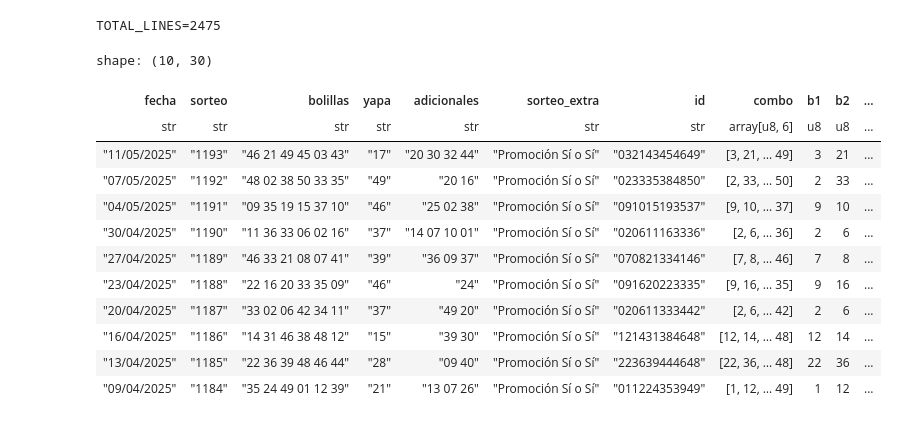
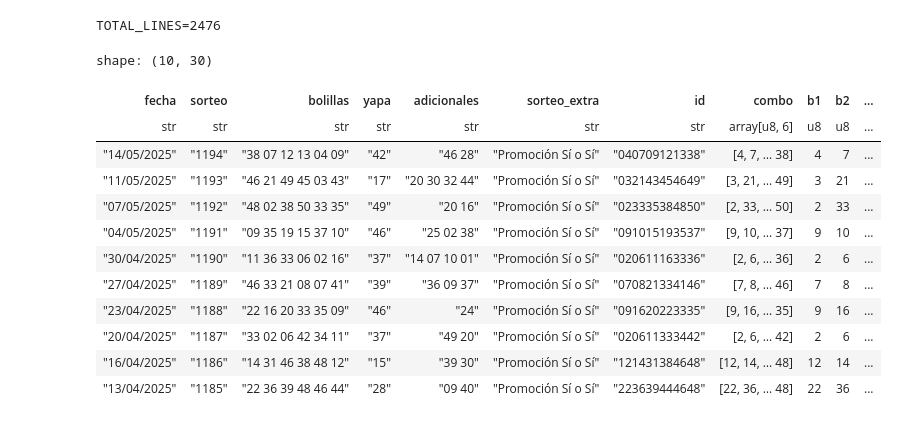
Before and after one commit to coins5/tinkapp.v4, a Jupyter notebook: explore_bolillas_v3_TNK.ipynb, the cells around one changed output. Drawn from its saved outputs; the diff is of its cells as text; code cells hidden in the pictures.

```diff
--- a/explore_bolillas_v3_TNK.ipynb
+++ b/explore_bolillas_v3_TNK.ipynb
@@ -86,34 +86,36 @@ with open('./gn_tnk_v3.json', 'w') as file:
 dfRows = pl.DataFrame(
   lst,
   schema=[
     'fecha', 'sorteo', 'bolillas', 'yapa', 'adicionales', 'sorteo_extra',
     'id', 'combo', 'b1', 'b2', 'b3', 'b4', 'b5', 'b6',
     'str_b1', 'str_b2', 'str_b3', 'str_b4', 'str_b5', 'str_b6',
     'post_str_b1', 'post_str_b2', 'post_str_b3', 'post_str_b4', 'post_str_b5', 'post_str_blast',
     'is_rare_combination', 'reason',
     "jumps_map", "unijump"
   ],
   schema_overrides={
     'combo': pl.Array(pl.UInt8, 6),
     'b1': pl.UInt8,
     'b2': pl.UInt8,
     'b3': pl.UInt8,
     'b4': pl.UInt8,
     'b5': pl.UInt8,
     'b6': pl.UInt8,
     'reason': pl.UInt8
   },
   orient='row'
 )
 
 TOTAL_LINES = len(dfRows)
 print(f'{TOTAL_LINES=}')
 display(dfRows.head(10))
+dfRows.write_parquet('dfrows_tnk.parquet')
 # %% [output]
-TOTAL_LINES=2475
+TOTAL_LINES=2476
 shape: (10, 30)
 | fecha | sorteo | bolillas | yapa | adicionales | sorteo_extra | id | combo | b1 | b2 | ... |
 | str | str | str | str | str | str | str | array[u8, 6] | u8 | u8 | ... |
+| "14/05/2025" | "1194" | "38 07 12 13 04 09" | "42" | "46 28" | "Promoción Sí o Sí" | "040709121338" | [4, 7, … 38] | 4 | 7 | ... |
 | "11/05/2025" | "1193" | "46 21 49 45 03 43" | "17" | "20 30 32 44" | "Promoción Sí o Sí" | "032143454649" | [3, 21, … 49] | 3 | 21 | ... |
 | "07/05/2025" | "1192" | "48 02 38 50 33 35" | "49" | "20 16" | "Promoción Sí o Sí" | "023335384850" | [2, 33, … 50] | 2 | 33 | ... |
 | "04/05/2025" | "1191" | "09 35 19 15 37 10" | "46" | "25 02 38" | "Promoción Sí o Sí" | "091015193537" | [9, 10, … 37] | 9 | 10 | ... |
@@ -123,7 +125,6 @@ shape: (10, 30)
 | "20/04/2025" | "1187" | "33 02 06 42 34 11" | "37" | "49 20" | "Promoción Sí o Sí" | "020611333442" | [2, 6, … 42] | 2 | 6 | ... |
 | "16/04/2025" | "1186" | "14 31 46 38 48 12" | "15" | "39 30" | "Promoción Sí o Sí" | "121431384648" | [12, 14, … 48] | 12 | 14 | ... |
 | "13/04/2025" | "1185" | "22 36 39 48 46 44" | "28" | "09 40" | "Promoción Sí o Sí" | "223639444648" | [22, 36, … 48] | 22 | 36 | ... |
-| "09/04/2025" | "1184" | "35 24 49 01 12 39" | "21" | "13 07 26" | "Promoción Sí o Sí" | "011224353949" | [1, 12, … 49] | 1 | 12 | ... |
 # %%
 dfRows.item(0, 'b2')
 # %% [output]
```
Also changed, not shown: parts of 11 cells of this notebook, 3 other files.
